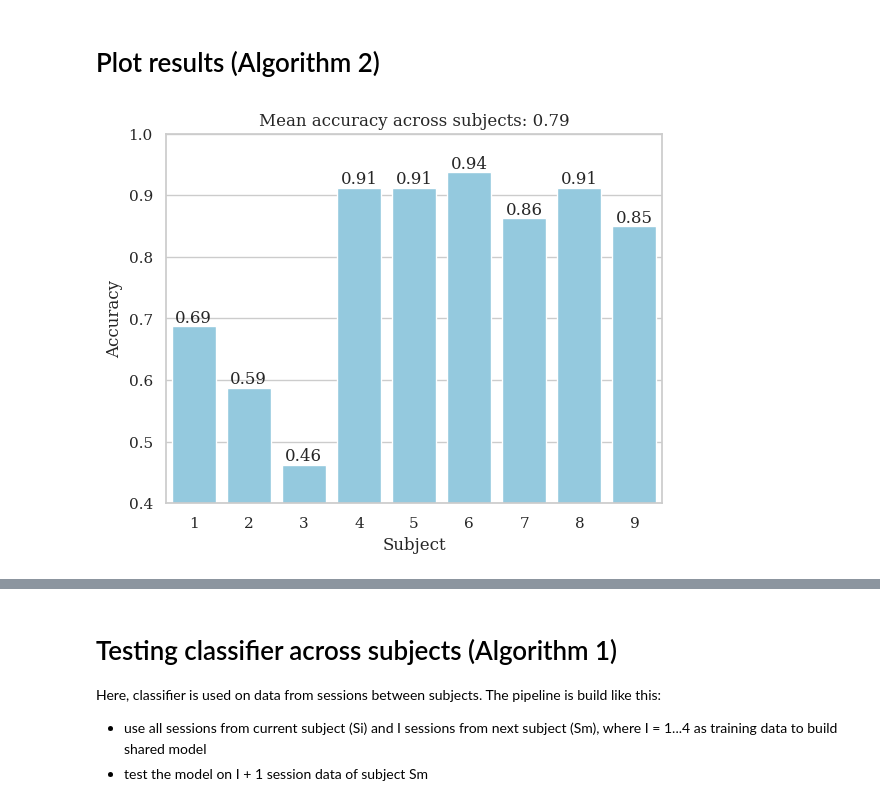
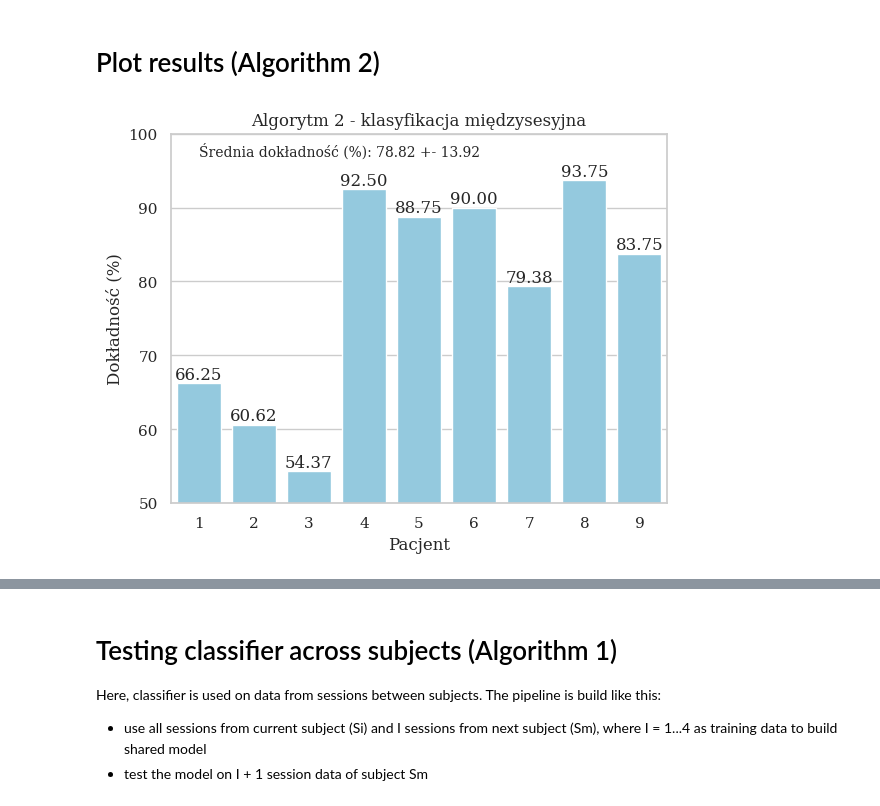
Before and after one commit to ad-jusk/eeg_transformer, a Jupyter notebook: notebooks/mtl_bci_2008_b.ipynb, the cells around one changed output, grey strips where cells are left out. Cells and saved outputs as stored; diff of their text form; code cells hidden in the pictures.

```diff
--- a/notebooks/mtl_bci_2008_b.ipynb
+++ b/notebooks/mtl_bci_2008_b.ipynb
@@ -170,7 +170,7 @@ for idx, subject in enumerate(subjects):
     clf = linear.MultiTaskLinearClassifier(regularization=0.1, zero_mean=False, cov_flag="l2-trace")
     clf.fit_sessions(X_train[idx], y_train[idx])
     acc, y_pred = clf.score(X_test[idx], y_test[idx])
-    accuracies.append(acc)
+    accuracies.append(acc * 100)
     algorithm_1_results[f"subj_{idx+1}_test_labels"] = y_test[idx]
     algorithm_1_results[f"subj_{idx+1}_pred_labels"] = y_pred
     logger.info(f"Accuracy for subject {idx}: {acc:.2f}")
@@ -242,12 +247,11 @@ for idx, subject in enumerate(subjects):
     clf = linear_ds.MultiTaskLinearWithSelectionClassifier(regularization=0.1, zero_mean=False, cov_flag="l2-trace")
     clf.fit_sessions(X_train[idx], y_train[idx])
 
-    X_adapt, X_eval, y_adapt, y_eval = split_test_session(X_test[idx], y_test[idx])
-    clf.fit(X_adapt, y_adapt)
-    acc, y_pred = clf.score(X_eval, y_eval)
+    clf.update_based_on_new_data(X_test[idx], y_test[idx])
+    acc, y_pred = clf.score(X_test[idx], y_test[idx])
 
-    accuracies.append(acc)
-    algorithm_2_results[f"subj_{idx+1}_test_labels"] = y_eval
+    accuracies.append(acc * 100)
+    algorithm_2_results[f"subj_{idx+1}_test_labels"] = y_test[idx]
     algorithm_2_results[f"subj_{idx+1}_pred_labels"] = y_pred
     logger.info(f"Accuracy for subject {idx}: {acc:.2f}")
 logger.info(f"Mean accuracy across subjects: {np.mean(accuracies):.2f}")
@@ -274,11 +278,17 @@ algorithm_2_results["accuracies"] = accuracies
 # Plot results (Algorithm 2)
 # %%
 axes = sns.barplot(data=algorithm_2_results, y="accuracies", x="subjects", zorder=1, color="skyblue")
-axes.set_ylim(0.4, 1)
-axes.bar_label(axes.containers[0], fmt="%.2f")
-axes.set_title(f"Mean accuracy across subjects: {np.mean(algorithm_2_results["accuracies"]):.2f}")
-axes.set_ylabel("Accuracy")
-axes.set_xlabel("Subject")
+axes.set_ylim(50, 100)
+axes.bar_label(axes.containers[0], fmt="%.2f", fontsize=12)
+axes.set_title(f"Algorytm 2 - klasyfikacja międzysesyjna")
+plt.text(
+    x=0,
+    y=97,
+    s=f"Średnia dokładność (%): {np.mean(algorithm_2_results['accuracies']):.2f} +- {np.std(algorithm_2_results['accuracies']):.2f}",
+    fontsize=10,
+)
+axes.set_ylabel("Dokładność (%)")
+axes.set_xlabel("Pacjent")
 plt.show()
 # %% [output]
-[figure, old version]
+[figure, new version]
```
Also changed, not shown: parts of 11 cells of this notebook, 3 other files.
